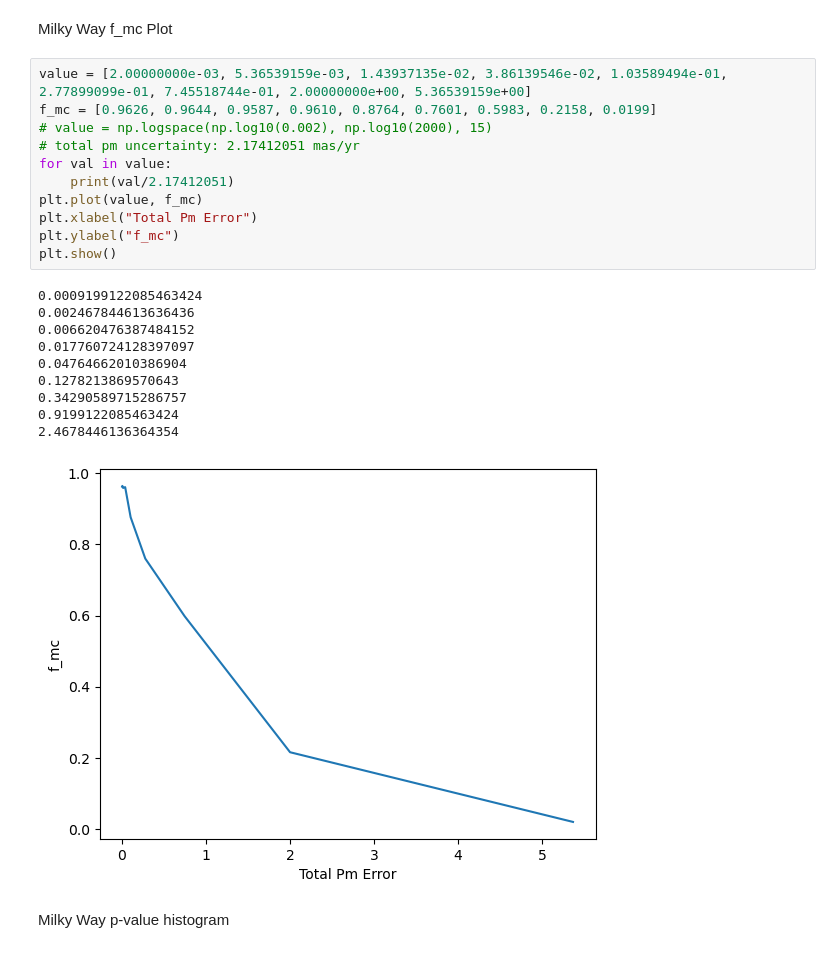
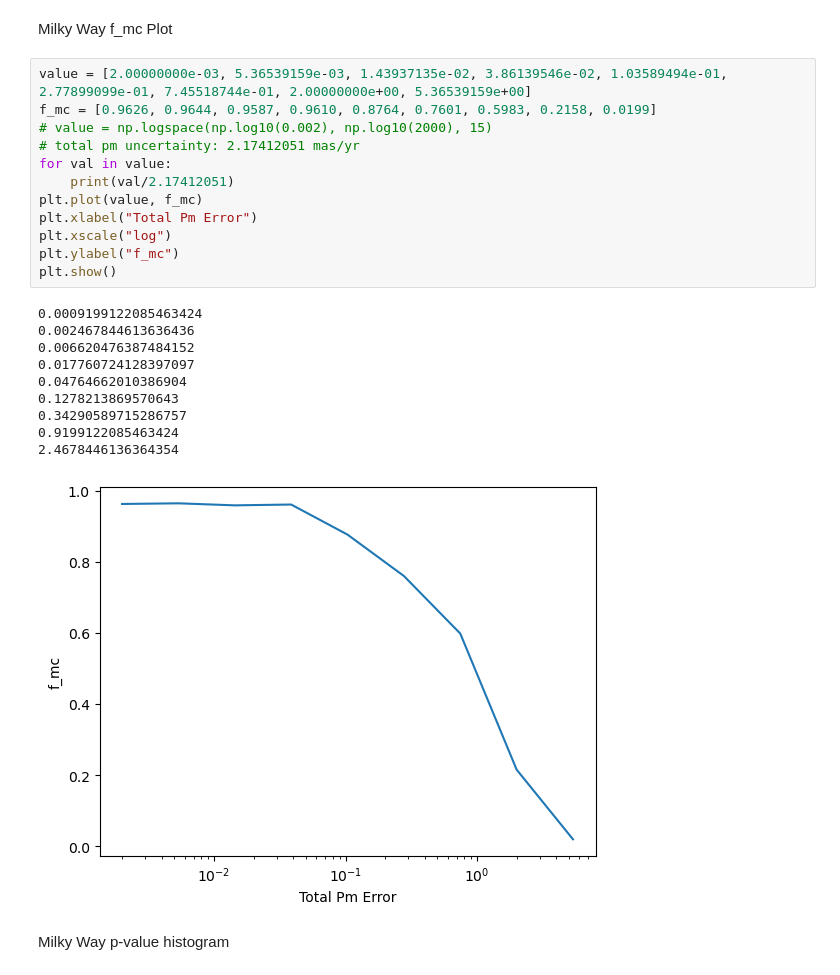
Before and after one commit to HaydenTedrake/HPV_project, a Jupyter notebook: Results/Forecast/10000foreCraterII+HVS14.ipynb, the cells around one changed output. Drawn from its saved outputs; the diff is of its cells as text.

```diff
--- a/Results/Forecast/10000foreCraterII+HVS14.ipynb
+++ b/Results/Forecast/10000foreCraterII+HVS14.ipynb
@@ -234,25 +234,26 @@ Milky Way f_mc Plot
 # %%
 value = [2.00000000e-03, 5.36539159e-03, 1.43937135e-02, 3.86139546e-02, 1.03589494e-01, 2.77899099e-01, 7.45518744e-01, 2.00000000e+00, 5.36539159e+00]
 f_mc = [0.9626, 0.9644, 0.9587, 0.9610, 0.8764, 0.7601, 0.5983, 0.2158, 0.0199]
 # value = np.logspace(np.log10(0.002), np.log10(2000), 15)
 # total pm uncertainty: 2.17412051 mas/yr
 for val in value:
     print(val/2.17412051)
 plt.plot(value, f_mc)
 plt.xlabel("Total Pm Error")
+plt.xscale("log")
 plt.ylabel("f_mc")
 plt.show()
 # %% [output]
 0.0009199122085463424
 0.002467844613636436
 0.006620476387484152
 0.017760724128397097
 0.04764662010386904
 0.1278213869570643
 0.34290589715286757
 0.9199122085463424
 2.4678446136364354
-[figure, old version]
+[figure, new version]
 # %% [markdown]
 Milky Way p-value histogram
 # %%
```
Also changed, not shown: parts of 5 cells of this notebook, 4 other files.
